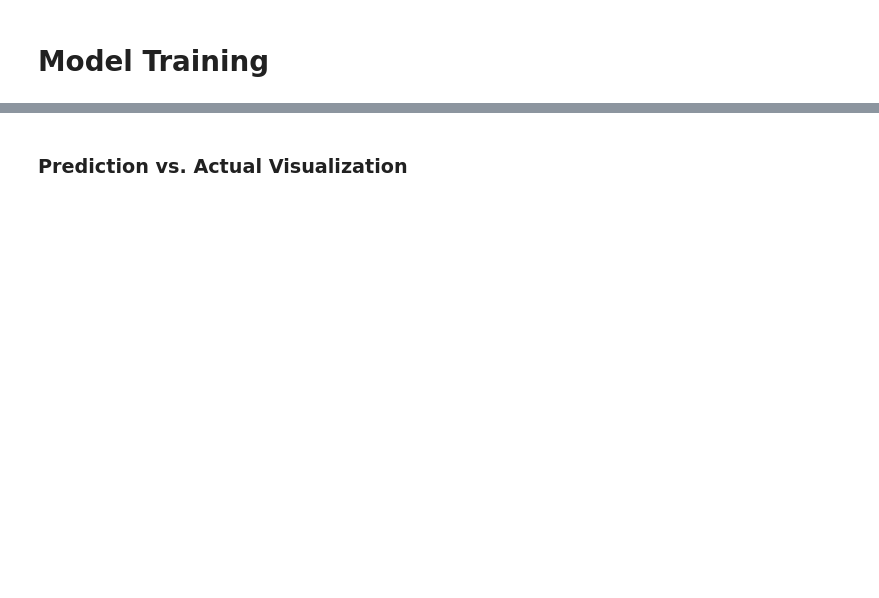
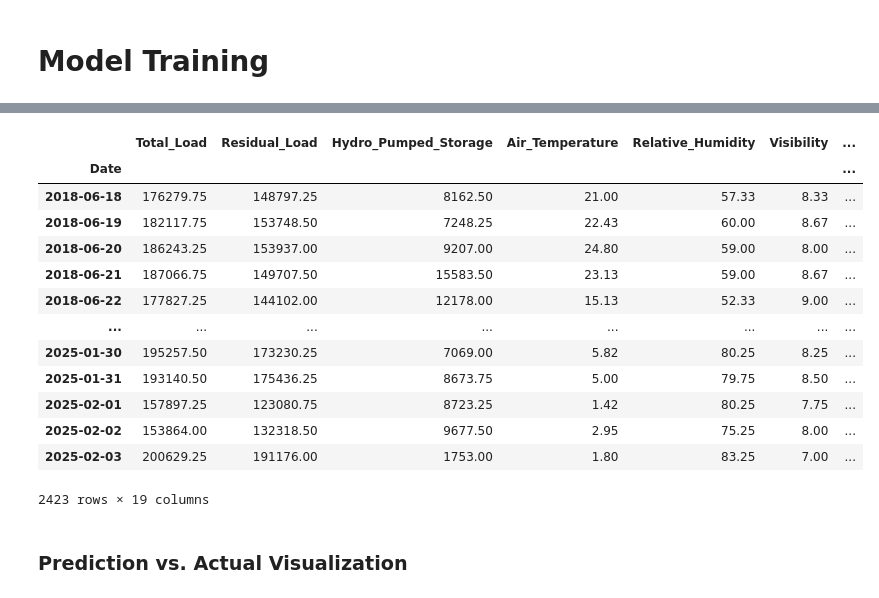
Before and after one commit to yhfrds/techlabs-ds-battery-project, a Jupyter notebook: src/dataset_transformation.ipynb, the cells around one changed output, grey strips where cells are left out. Drawn from its saved outputs; the diff is of its cells as text; code cells hidden in the pictures; blank space fills up the shorter version.

```diff
--- a/src/dataset_transformation.ipynb
+++ b/src/dataset_transformation.ipynb
@@ -295,3 +349,20 @@ Avg R² Score: 0.9394
+# %%
+X
+# %% [output]
+|  | Total_Load | Residual_Load | Hydro_Pumped_Storage | Air_Temperature | Relative_Humidity | Visibility | ... |
+| Date |  |  |  |  |  |  | ... |
+| 2018-06-18 | 176279.75 | 148797.25 | 8162.50 | 21.00 | 57.33 | 8.33 | ... |
+| 2018-06-19 | 182117.75 | 153748.50 | 7248.25 | 22.43 | 60.00 | 8.67 | ... |
+| 2018-06-20 | 186243.25 | 153937.00 | 9207.00 | 24.80 | 59.00 | 8.00 | ... |
+| 2018-06-21 | 187066.75 | 149707.50 | 15583.50 | 23.13 | 59.00 | 8.67 | ... |
+| 2018-06-22 | 177827.25 | 144102.00 | 12178.00 | 15.13 | 52.33 | 9.00 | ... |
+| ... | ... | ... | ... | ... | ... | ... | ... |
+| 2025-01-30 | 195257.50 | 173230.25 | 7069.00 | 5.82 | 80.25 | 8.25 | ... |
+| 2025-01-31 | 193140.50 | 175436.25 | 8673.75 | 5.00 | 79.75 | 8.50 | ... |
+| 2025-02-01 | 157897.25 | 123080.75 | 8723.25 | 1.42 | 80.25 | 7.75 | ... |
+| 2025-02-02 | 153864.00 | 132318.50 | 9677.50 | 2.95 | 75.25 | 8.00 | ... |
+| 2025-02-03 | 200629.25 | 191176.00 | 1753.00 | 1.80 | 83.25 | 7.00 | ... |
+2423 rows × 19 columns
 # %% [markdown]
 ### Prediction vs. Actual Visualization
 # %%
```
Also changed, not shown: parts of 6 cells of this notebook.
